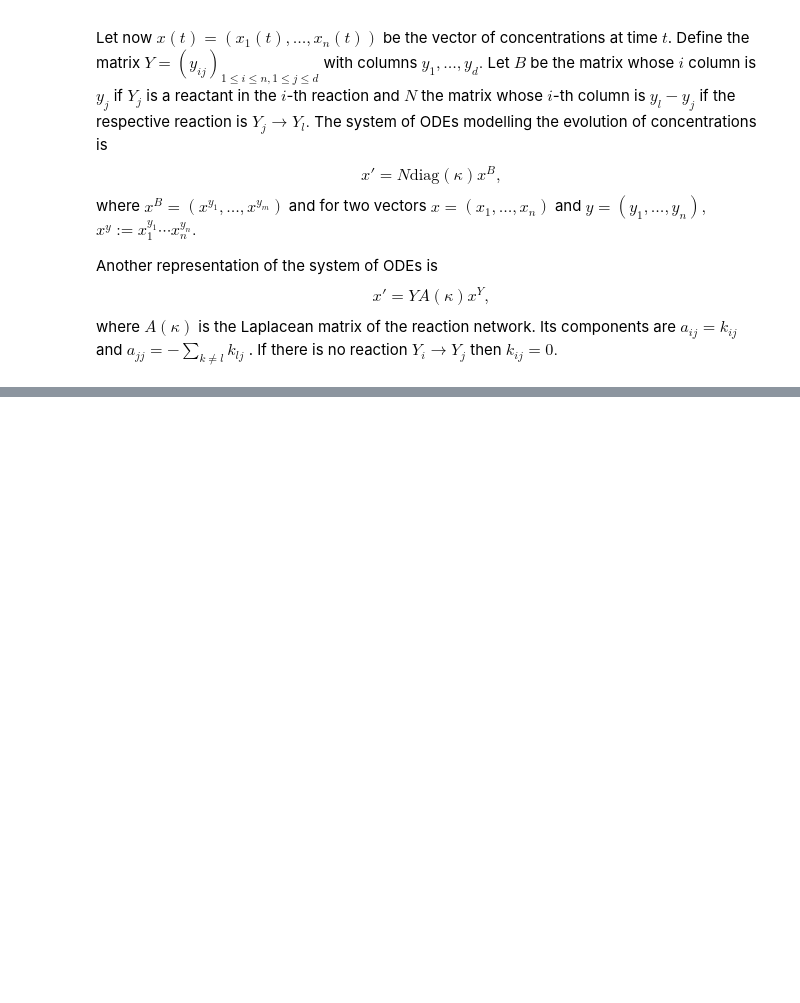
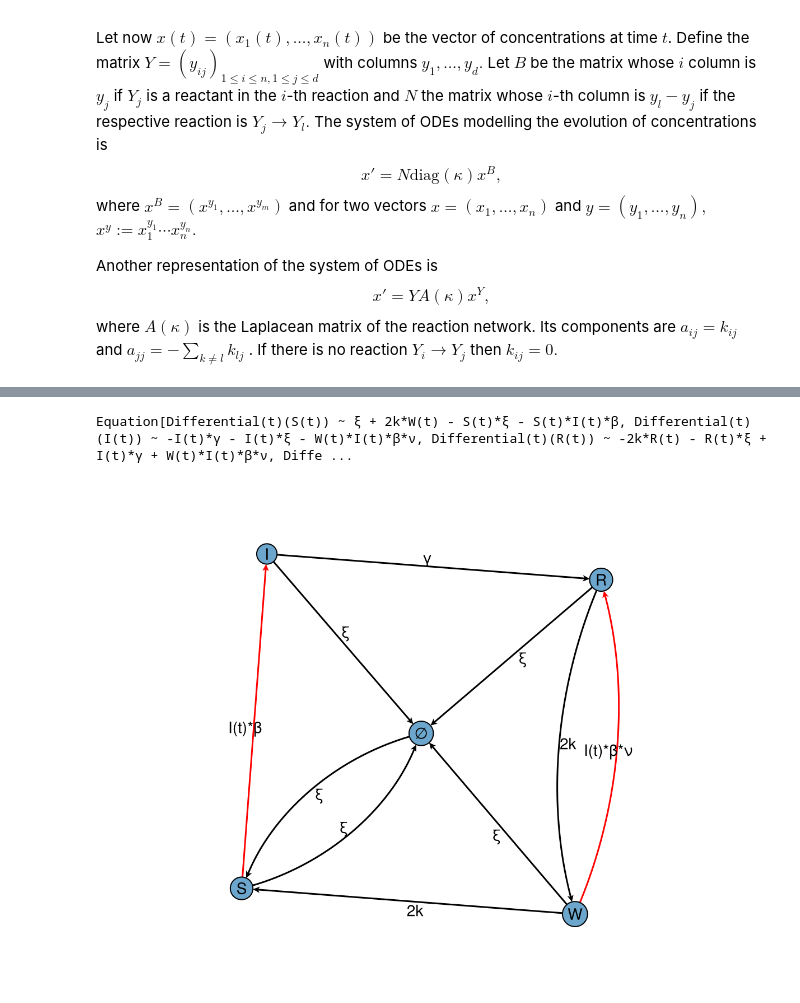
Before and after one commit to adhalanay/epidemiology_crns, a Jupyter notebook: Tikhonov.ipynb, the cells around one changed output, grey strips where cells are left out. Drawn from its saved outputs; the diff is of its cells as text; code cells hidden in the pictures; blank space fills up the shorter version.

Commit message:
Reactions

```diff
--- a/Tikhonov.ipynb
+++ b/Tikhonov.ipynb
@@ -70,0 +76,29 @@ LoadError: Failed to precompile GraphMakie [1ecd5474-83a3-4783-bb4f-06765db800d2
+# %%
+using Catalyst
+# using Oscar
+using GraphMakie, NetworkLayout
+using CairoMakie
+
+t=default_t()
+@parameters ξ, β, γ, k, ν
+@species S(t), I(t), R(t), W(t)
+rxs_sirws = [ Reaction(ξ, nothing,[S]),
+           Reaction(ξ, [S], nothing),
+    Reaction(ξ, [I], nothing),
+    Reaction(ξ, [R], nothing),
+    Reaction(ξ, [W], nothing),
+    Reaction(β*I,[S],[I];only_use_rate=true),
+    Reaction(γ,[I],[R]),
+    Reaction(2*k,[R],[W]),
+    Reaction(ν*β*I,[W],[R];only_use_rate=true),
+    Reaction(2*k,[W],[S])]
+@named sirws_rn=ReactionSystem(rxs_sirws)
+# osys = convert(ODESystem, sirws)
+# equations(osys)
+sirws_rn = complete(sirws_rn)
+osys = convert(ODESystem, sirws)
+print(equations(osys))
+plot_complexes(sirws_rn,show_rate_labels=true)
+# %% [output]
+Equation[Differential(t)(S(t)) ~ ξ + 2k*W(t) - S(t)*ξ - S(t)*I(t)*β, Differential(t)(I(t)) ~ -I(t)*γ - I(t)*ξ - W(t)*I(t)*β*ν, Differential(t)(R(t)) ~ -2k*R(t) - R(t)*ξ + I(t)*γ + W(t)*I(t)*β*ν, Diffe ...
+[figure, added]
```
Also changed, not shown: parts of 3 cells of this notebook, 2 other files.
